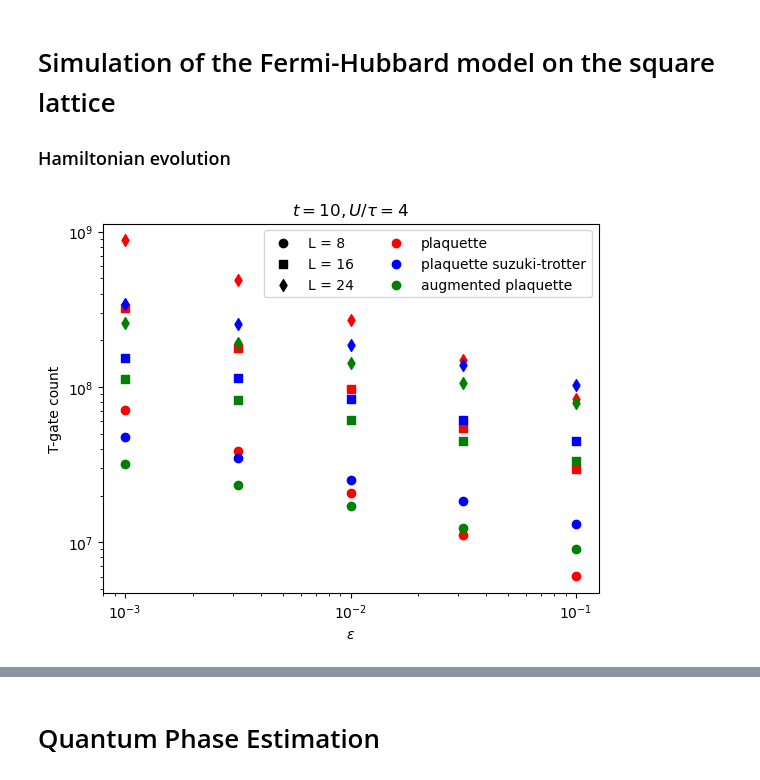
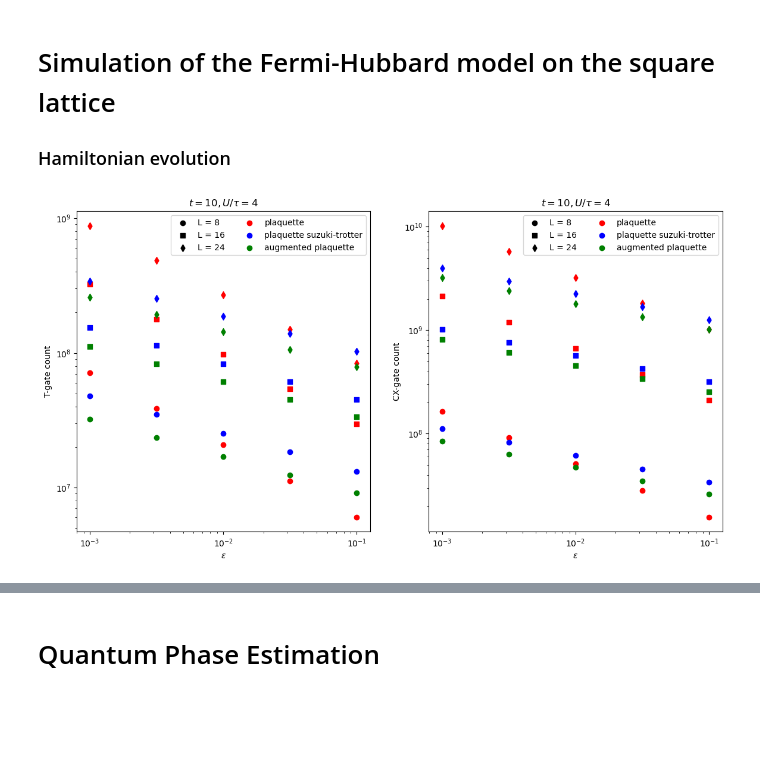
Before and after one commit to BjornTCC/lie-trotterization, a Jupyter notebook: square_lattice.ipynb, the cells around one changed output, grey strips where cells are left out. Drawn from its saved outputs; the diff is of its cells as text; code cells hidden in the pictures; blank space fills up the shorter version.

Commit message:
Added fswap networks for the square hubbard model. Added CX counts for the square hubbard model

```diff
--- a/square_lattice.ipynb
+++ b/square_lattice.ipynb
@@ -71,43 +93,49 @@ def dict_to_t_count(dct: dict) -> int:
 # %%
 t = 10
 logeps_list = np.linspace(-3, -1, 5)
 eps_list = np.pow(10, logeps_list)
 Ls = [8, 16, 24]
-#Ls = [24]
 
 colors = ['r', 'b', 'g']
 marker_styles = ['o', 's', 'd']
 comp_strats = ["plaquette", "plaquette suzuki-trotter", "augmented plaquette"]
 
-for L, marker in zip(Ls, marker_styles):
-    plt.scatter([],[], c = "k", marker = marker, label = f"L = {L}")
-for strat, color in zip(comp_strats, colors):
-    plt.scatter([],[], c = color, marker = "o", label = strat)
+fig, (ax_t, ax_cx) = plt.subplots(1,2, figsize = (14, 7))
 
-plt.xscale("log")
-plt.yscale("log")
-plt.legend(ncol = 2)
-plt.xlabel(rf"$\varepsilon$")
-plt.ylabel("T-gate count")
-plt.title(rf"$t = {t}, U / \tau = {U}$")
+for ax, g in zip([ax_t, ax_cx], ["T", "CX"]):
+    for L, marker in zip(Ls, marker_styles):
+        ax.scatter([],[], c = "k", marker = marker, label = f"L = {L}")
+    for strat, color in zip(comp_strats, colors):
+        ax.scatter([],[], c = color, marker = "o", label = strat)
+
+    ax.set_xscale("log")
+    ax.set_yscale("log")
+    ax.legend(ncol = 2)
+    ax.set_xlabel(rf"$\varepsilon$")
+    ax.set_ylabel(f"{g}-gate count")
+    ax.legend(ncol = 2)
+    ax.set_title(rf"$t = {t}, U / \tau = {U}$")
 
 for gate_gen, color, comp_strat in zip([gates_2nd_order, gates_4th_order, gates_augmented], colors, comp_strats):
     for L, marker_style in zip(Ls, marker_styles):
         t_gates, u_gates = gate_gen(L)
-        ys = [dict_to_t_count(hamiltonian_simulation_cost(
+        dcts = [hamiltonian_simulation_cost(
             t,
             e,
             t_gates,
             outer_gates=u_gates,
             trotter_steps_from_time_and_error=get_trotter_count_func(comp_strat, L),
             x=x,
             synthesize_rotation_with="RUS"
-        ))
+        )
             for e in eps_list
-        ]
-        plt.scatter(eps_list, ys, marker = marker_style, c = color)
+               ]
+        ys_t = [dict_to_t_count(d) for d in dcts]
+        ys_cx = [dict_to_cx_count(d) for d in dcts]
+        ax_t.scatter(eps_list, ys_t, marker = marker_style, c = color)
+        ax_cx.scatter(eps_list, ys_cx, marker = marker_style, c = color)
 # %% [output]
-[figure, old version]
+[figure, new version]
 # %%
 logts = np.linspace(0, 2, 10)
 ts = np.pow(10, logts)
```
Also changed, not shown: parts of 14 cells of this notebook, 8 other files.
